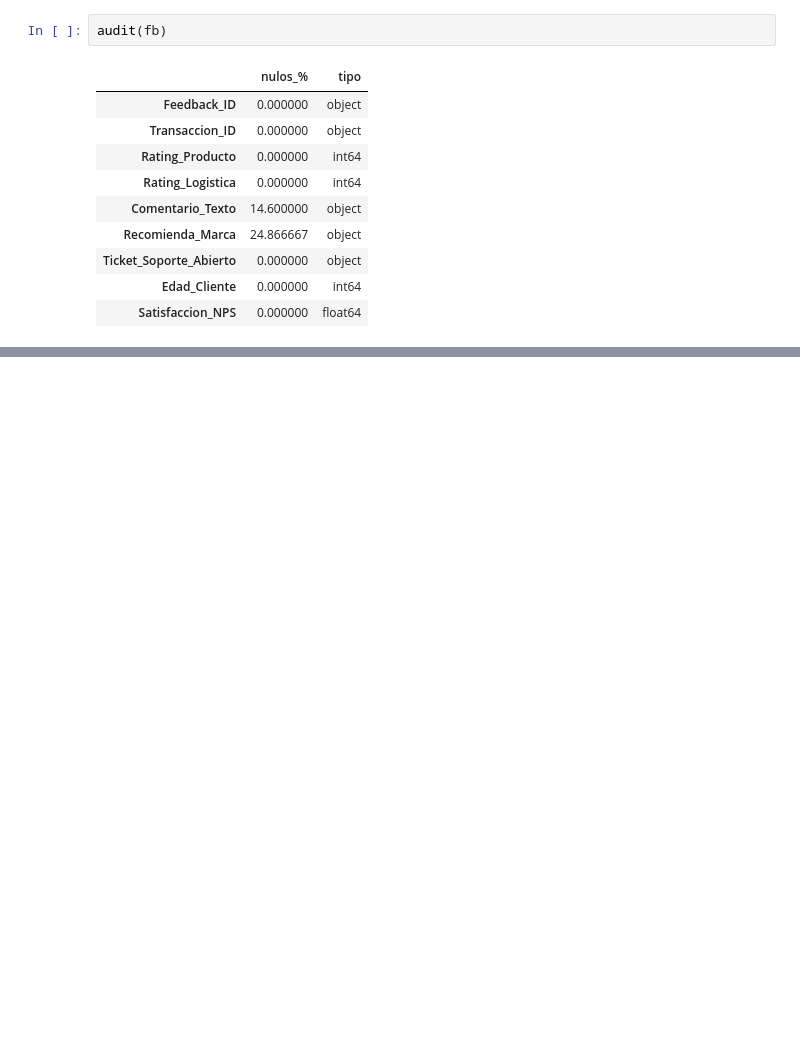
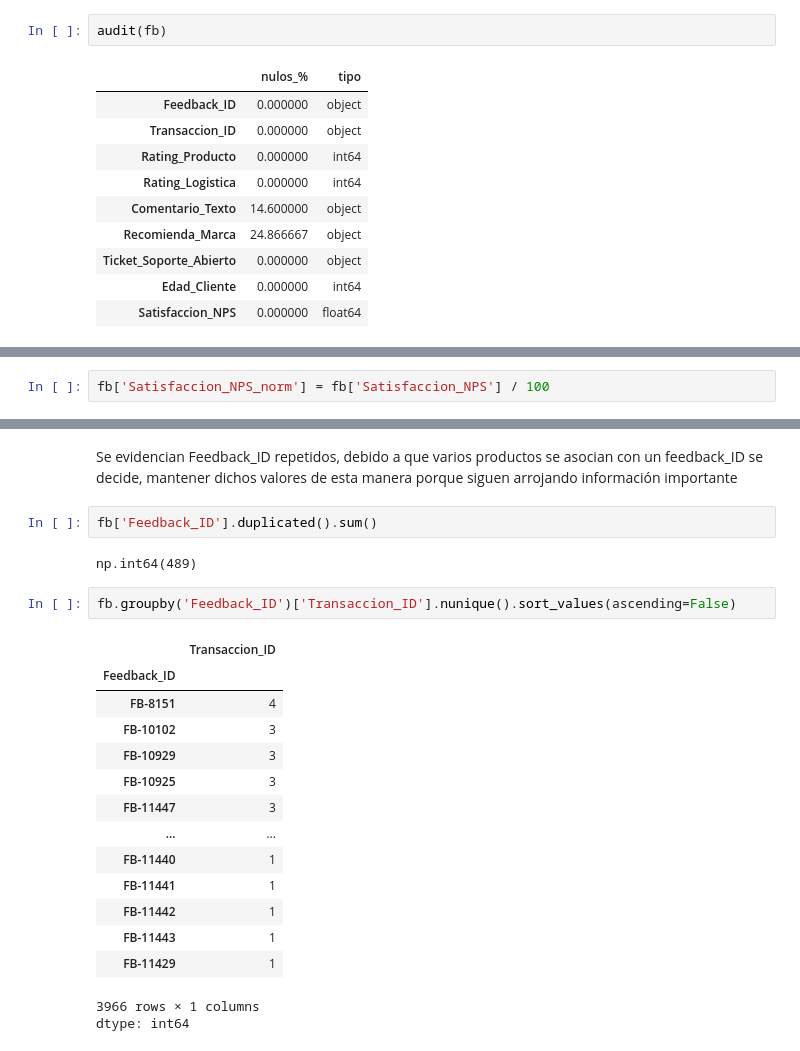
Before and after one commit to carlosmunoz97/protocolo-calidad-consultores-senior, a Jupyter notebook: auditoria_transparencia.ipynb, the cells around one changed output, grey strips where cells are left out. Saved outputs shown, nothing was run; the diff lists cells and outputs as text; blank space fills up the shorter version.

```diff
--- a/auditoria_transparencia.ipynb
+++ b/auditoria_transparencia.ipynb
@@ -547,0 +661,2 @@ audit(fb)
+# %%
+fb['Satisfaccion_NPS_norm'] = fb['Satisfaccion_NPS'] / 100
@@ -547,0 +740,24 @@ audit(fb)
+# %% [markdown]
+Se evidencian Feedback_ID repetidos, debido a que varios productos se asocian con un feedback_ID se decide, mantener dichos valores de esta manera porque siguen arrojando información importante
+# %%
+fb['Feedback_ID'].duplicated().sum()
+# %% [output]
+np.int64(489)
+# %%
+fb.groupby('Feedback_ID')['Transaccion_ID'].nunique().sort_values(ascending=False)
+# %% [output]
+|  | Transaccion_ID |
+| Feedback_ID |  |
+| FB-8151 | 4 |
+| FB-10102 | 3 |
+| FB-10929 | 3 |
+| FB-10925 | 3 |
+| FB-11447 | 3 |
+| ... | ... |
+| FB-11440 | 1 |
+| FB-11441 | 1 |
+| FB-11442 | 1 |
+| FB-11443 | 1 |
+| FB-11429 | 1 |
+3966 rows × 1 columns
+dtype: int64
```
Also changed, not shown: parts of 30 cells of this notebook.
